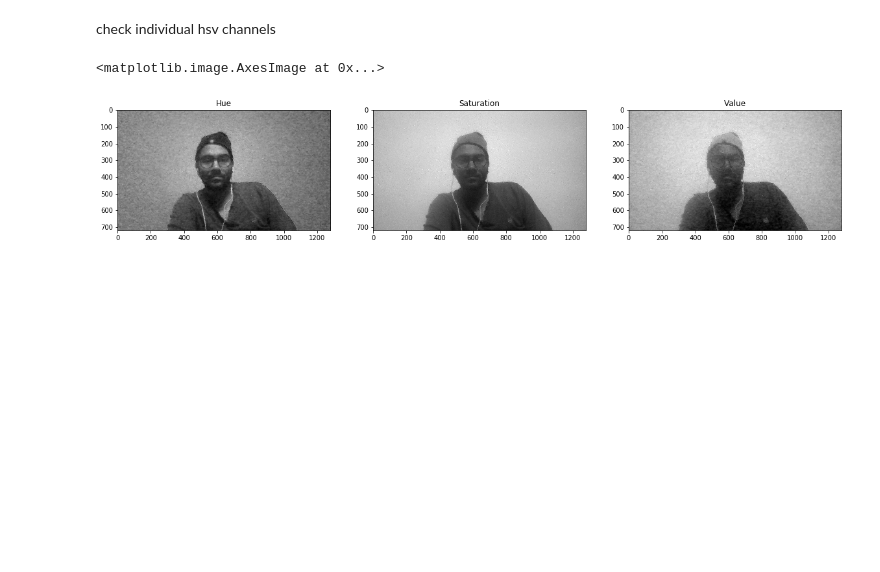
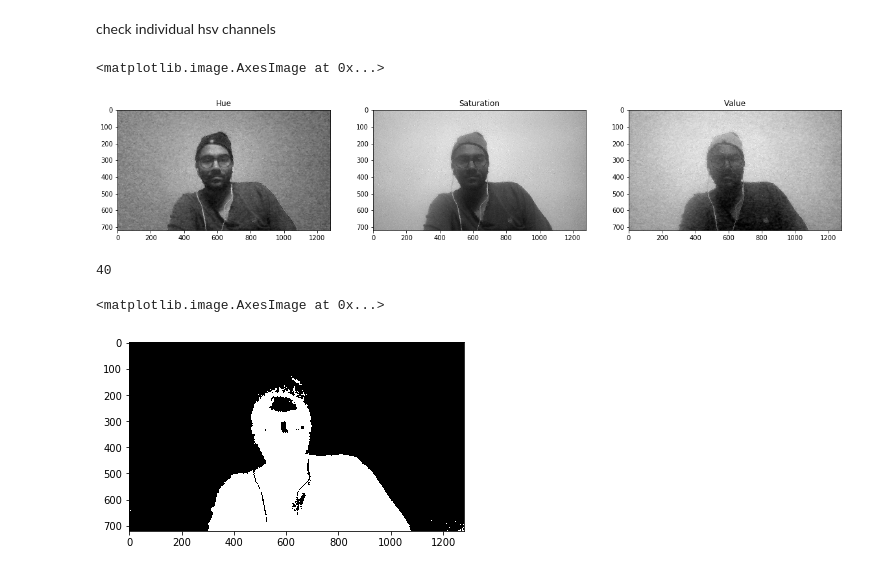
Before and after one commit to shobhitsundriyal/CV-Stuff, a Jupyter notebook: Background screen replacement/Analysis.ipynb, the cells around one changed output. Cells and saved outputs as stored; diff of their text form; code cells hidden in the pictures; blank space fills up the shorter version.

```diff
--- a/Background screen replacement/Analysis.ipynb
+++ b/Background screen replacement/Analysis.ipynb
@@ -106,3 +106,14 @@ ax3.imshow(b, cmap='gray')
 # %% [output]
 <matplotlib.image.AxesImage at 0x...>
 [figure]
+# %%
+min(s[10])124
+# %% [output]
+40
+# %%
+mask_hsv = cv2.inRange(img_hsv, np.array([0, 0, 0]), np.array([180, 255, 120]))
+
+plt.imshow(mask_hsv, cmap='gray')
+# %% [output]
+<matplotlib.image.AxesImage at 0x...>
+[figure, added]
```
Also changed, not shown: parts of 2 cells of this notebook, 3 other files.
